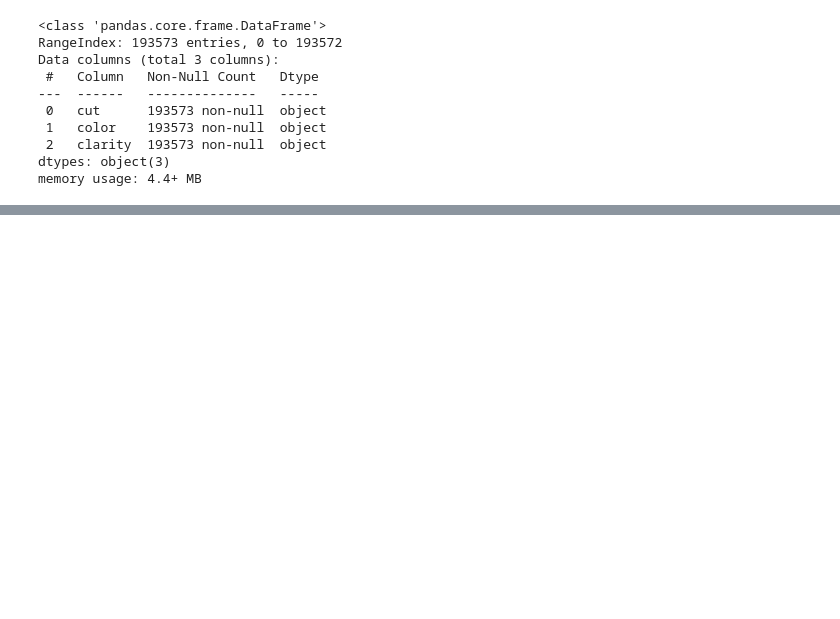
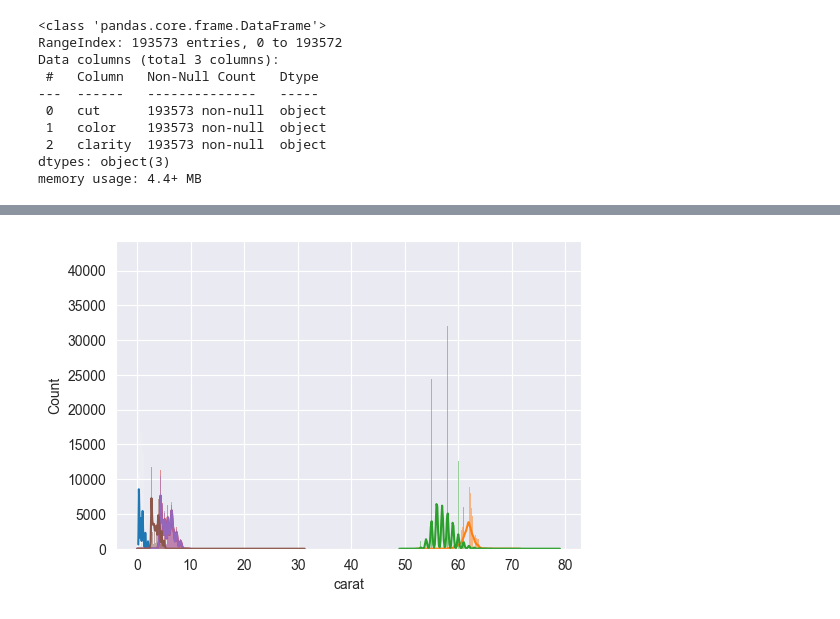
Before and after one commit to Ghanshyam1904/MLOPS_PROj, a Jupyter notebook: experiments/experiments.ipynb, the cells around one changed output, grey strips where cells are left out. Saved outputs shown, nothing was run; the diff lists cells and outputs as text; code cells hidden in the pictures; blank space fills up the shorter version.

```diff
--- a/experiments/experiments.ipynb
+++ b/experiments/experiments.ipynb
@@ -91,3 +99,7 @@ Data columns (total 10 columns):
  9   price    193573 non-null  int64
 dtypes: float64(6), int64(1), object(3)
 memory usage: 14.8+ MB
+# %%
+# Define Dependant and Independant Features
+X = data.drop('price',axis=1)
+y = data['price']
@@ -94,8 +122,8 @@ memory usage: 14.8+ MB
 # %%
 # Seagregate the features
-cat_cols = data.columns[data.dtypes == 'object']
+cat_cols = X.columns[X.dtypes == 'object']
 # %%
-num_col = data.columns[data.dtypes != 'object']
+num_col = X.columns[X.dtypes != 'object']
 # %%
 num_col
 # %% [output]
@@ -132,0 +170,5 @@ memory usage: 4.4+ MB
+# %%
+for col in cat_cols:
+    print(data[col].value_counts())
+    print(f'Here is the total count = {len(data[col].value_counts())}')
+    print("=======================")
@@ -132,0 +193,7 @@ memory usage: 4.4+ MB
+# %%
+plt.figure(figsize=(6,4))
+for col in num_col:
+    sns.histplot(data=data,x=col,kde=True)
+    print()
+# %% [output]
+[figure, added]
```
Also changed, not shown: parts of 17 cells of this notebook.
